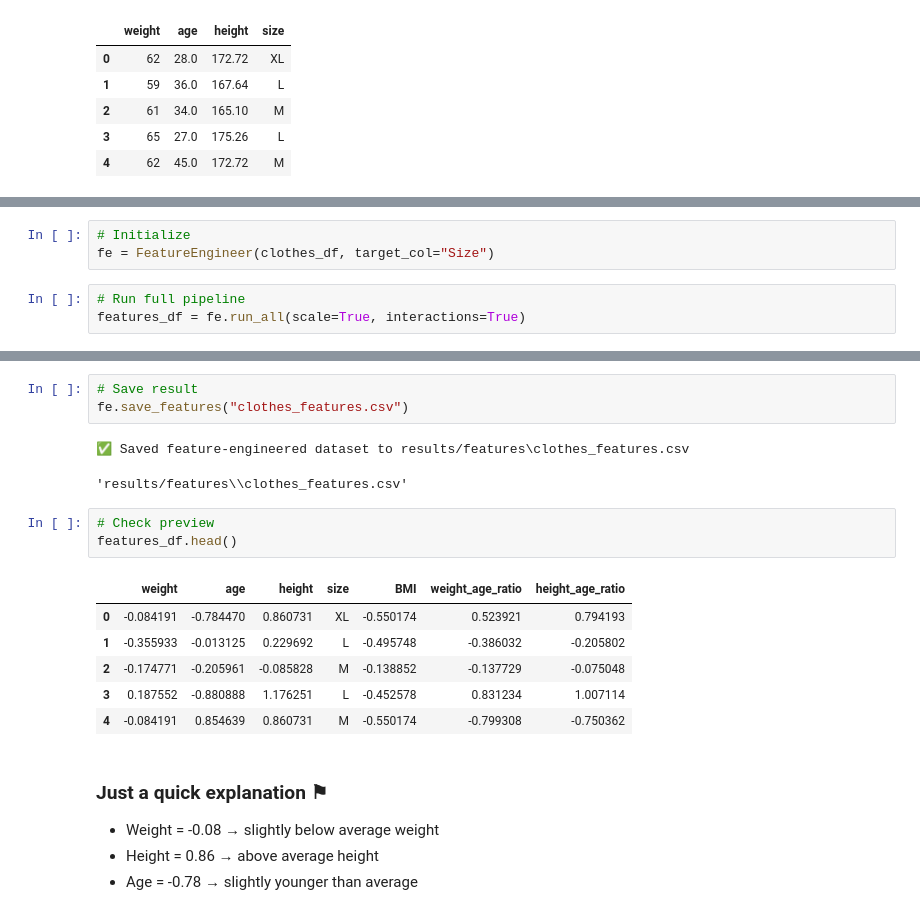
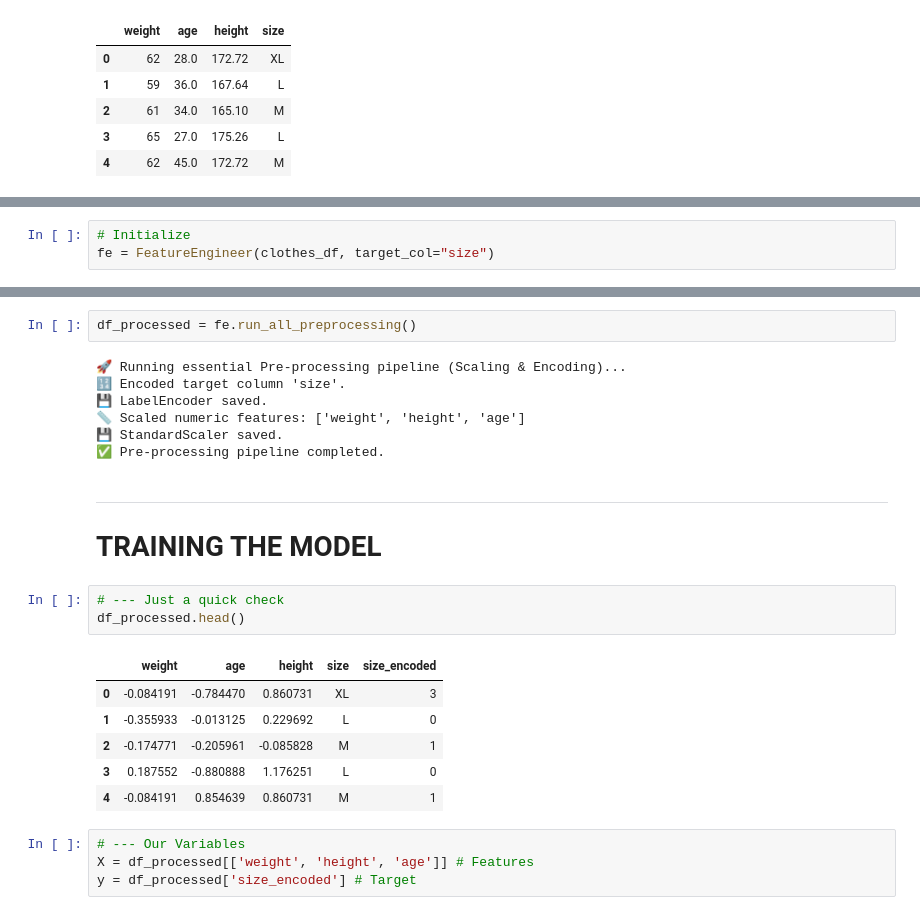
Before and after one commit to simon-ramirez28/clothes-size-prediction, a Jupyter notebook: notebooks/03-Feature_Engineering.ipynb, the cells around one changed output, grey strips where cells are left out. Saved outputs shown, nothing was run; the diff lists cells and outputs as text.

```diff
--- a/notebooks/03-Feature_Engineering.ipynb
+++ b/notebooks/03-Feature_Engineering.ipynb
@@ -66,6 +59,3 @@ This pipeline will follow these steps ✎
 # %%
 # Initialize
-fe = FeatureEngineer(clothes_df, target_col="Size")
+fe = FeatureEngineer(clothes_df, target_col="size")
-# %%
-# Run full pipeline
-features_df = fe.run_all(scale=True, interactions=True)
@@ -79,22 +62,26 @@ features_df = fe.run_all(scale=True, interactions=True)
-# %%
-# Save result
-fe.save_features("clothes_features.csv")
-# %% [output]
-✅ Saved feature-engineered dataset to results/features\clothes_features.csv
-'results/features\\clothes_features.csv'
-# %%
-# Check preview
-features_df.head()
-# %% [output]
-|  | weight | age | height | size | BMI | weight_age_ratio | height_age_ratio |
-| 0 | -0.084191 | -0.784470 | 0.860731 | XL | -0.550174 | 0.523921 | 0.794193 |
-| 1 | -0.355933 | -0.013125 | 0.229692 | L | -0.495748 | -0.386032 | -0.205802 |
-| 2 | -0.174771 | -0.205961 | -0.085828 | M | -0.138852 | -0.137729 | -0.075048 |
-| 3 | 0.187552 | -0.880888 | 1.176251 | L | -0.452578 | 0.831234 | 1.007114 |
-| 4 | -0.084191 | 0.854639 | 0.860731 | M | -0.550174 | -0.799308 | -0.750362 |
-# %% [markdown]
-### Just a quick explanation ⚑
-
-- Weight = -0.08 → slightly below average weight
-- Height = 0.86 → above average height
-- Age = -0.78 → slightly younger than average
+# %%
+df_processed = fe.run_all_preprocessing()
+# %% [output]
+🚀 Running essential Pre-processing pipeline (Scaling & Encoding)...
+🔢 Encoded target column 'size'.
+💾 LabelEncoder saved.
+📏 Scaled numeric features: ['weight', 'height', 'age']
+💾 StandardScaler saved.
+✅ Pre-processing pipeline completed.
+# %% [markdown]
+---
+# TRAINING THE MODEL
+# %%
+# --- Just a quick check
+df_processed.head()
+# %% [output]
+|  | weight | age | height | size | size_encoded |
+| 0 | -0.084191 | -0.784470 | 0.860731 | XL | 3 |
+| 1 | -0.355933 | -0.013125 | 0.229692 | L | 0 |
+| 2 | -0.174771 | -0.205961 | -0.085828 | M | 1 |
+| 3 | 0.187552 | -0.880888 | 1.176251 | L | 0 |
+| 4 | -0.084191 | 0.854639 | 0.860731 | M | 1 |
+# %%
+# --- Our Variables
+X = df_processed[['weight', 'height', 'age']] # Features
+y = df_processed['size_encoded'] # Target
```
Also changed, not shown: parts of 12 cells of this notebook, 9 other files.
